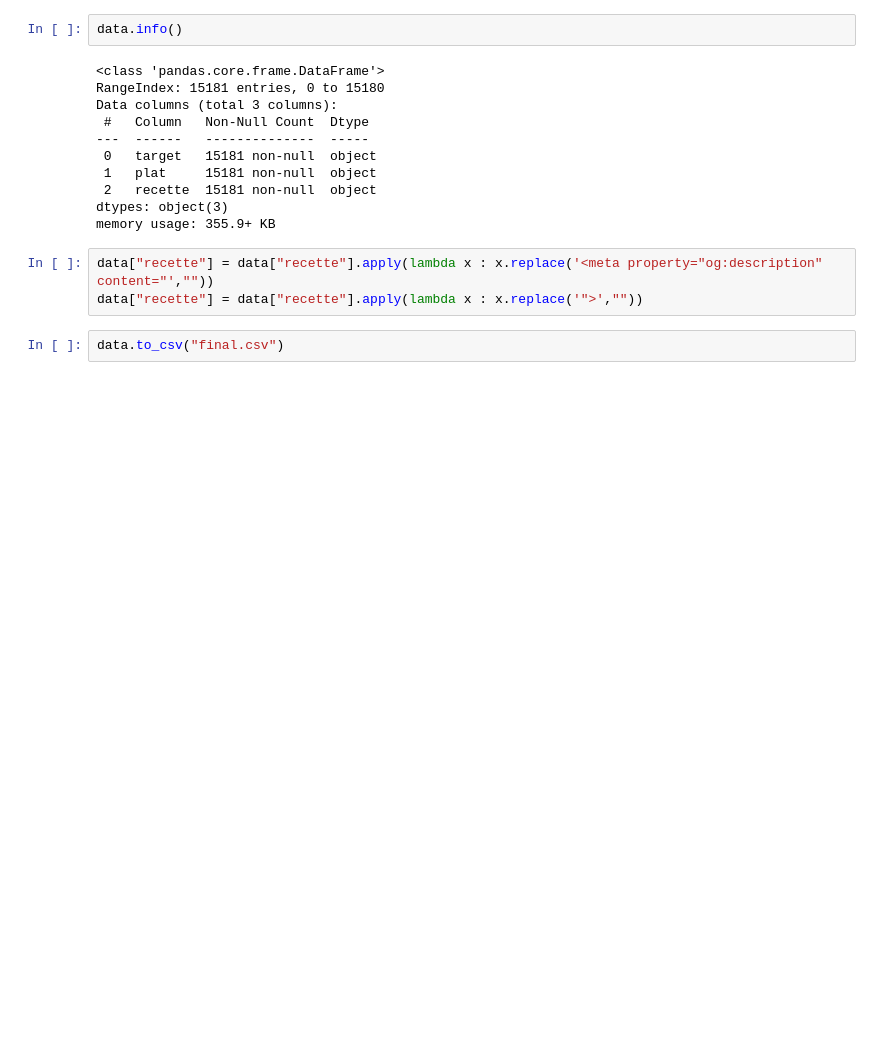
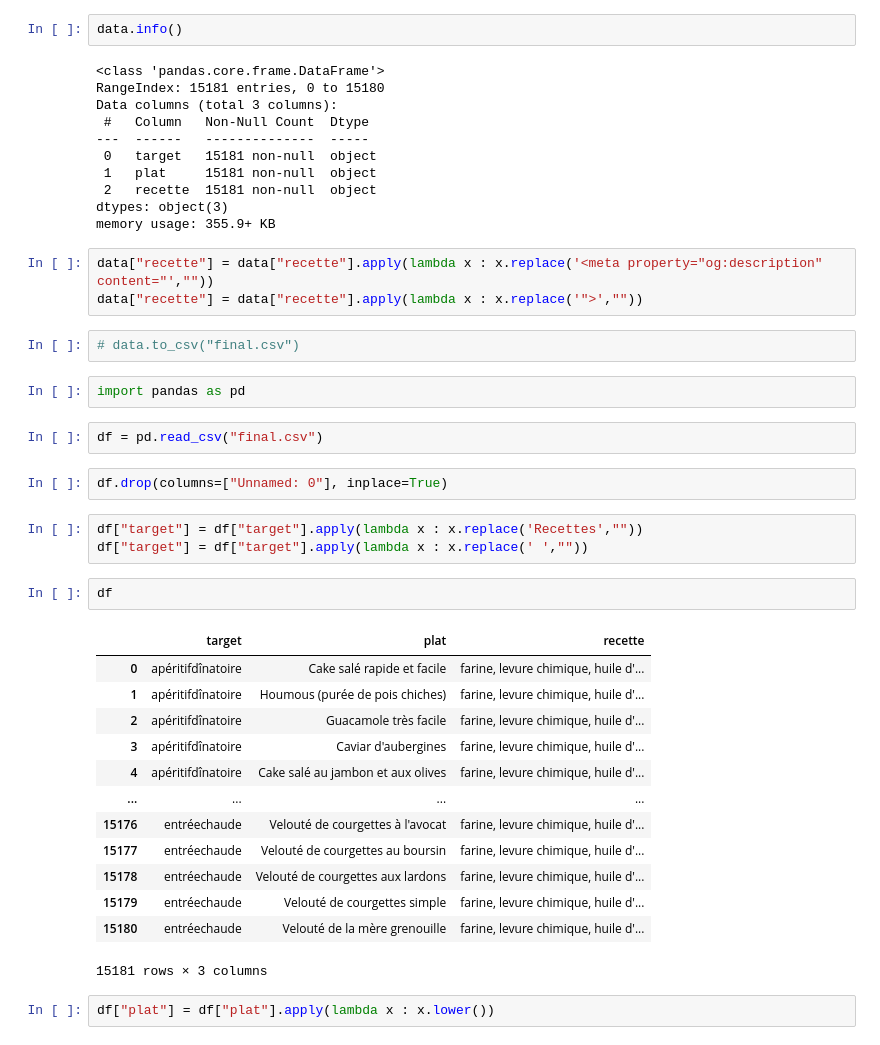
Before and after one commit to philippeJeremy/projet, a Jupyter notebook: prepro.ipynb, the cells around one changed output. Cells and saved outputs as stored; diff of their text form; blank space fills up the shorter version.

```diff
--- a/prepro.ipynb
+++ b/prepro.ipynb
@@ -87,4 +87,31 @@ memory usage: 355.9+ KB
 data["recette"] = data["recette"].apply(lambda x : x.replace('<meta property="og:description" content="',""))
 data["recette"] = data["recette"].apply(lambda x : x.replace('">',""))
 # %%
-data.to_csv("final.csv")
+# data.to_csv("final.csv")
+# %%
+import pandas as pd
+# %%
+df = pd.read_csv("final.csv")
+# %%
+df.drop(columns=["Unnamed: 0"], inplace=True)
+# %%
+df["target"] = df["target"].apply(lambda x : x.replace('Recettes',""))
+df["target"] = df["target"].apply(lambda x : x.replace(' ',""))
+# %%
+df
+# %% [output]
+|  | target | plat | recette |
+| 0 | apéritifdînatoire | Cake salé rapide et facile | farine, levure chimique, huile d'... |
+| 1 | apéritifdînatoire | Houmous (purée de pois chiches) | farine, levure chimique, huile d'... |
+| 2 | apéritifdînatoire | Guacamole très facile | farine, levure chimique, huile d'... |
+| 3 | apéritifdînatoire | Caviar d'aubergines | farine, levure chimique, huile d'... |
+| 4 | apéritifdînatoire | Cake salé au jambon et aux olives | farine, levure chimique, huile d'... |
+| ... | ... | ... | ... |
+| 15176 | entréechaude | Velouté de courgettes à l'avocat | farine, levure chimique, huile d'... |
+| 15177 | entréechaude | Velouté de courgettes au boursin | farine, levure chimique, huile d'... |
+| 15178 | entréechaude | Velouté de courgettes aux lardons | farine, levure chimique, huile d'... |
+| 15179 | entréechaude | Velouté de courgettes simple | farine, levure chimique, huile d'... |
+| 15180 | entréechaude | Velouté de la mère grenouille | farine, levure chimique, huile d'... |
+15181 rows × 3 columns
+# %%
+df["plat"] = df["plat"].apply(lambda x : x.lower())
```
Also changed, not shown: parts of 19 cells of this notebook, 6 other files.
